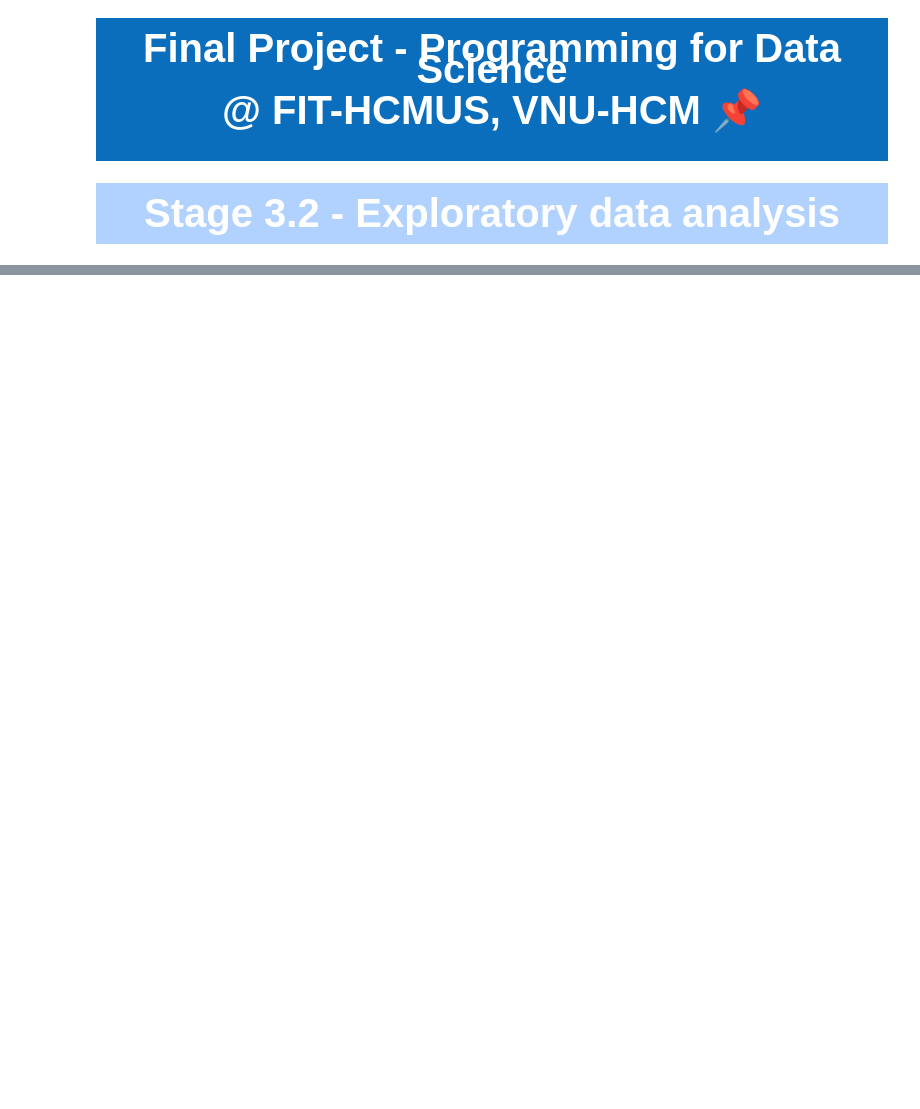
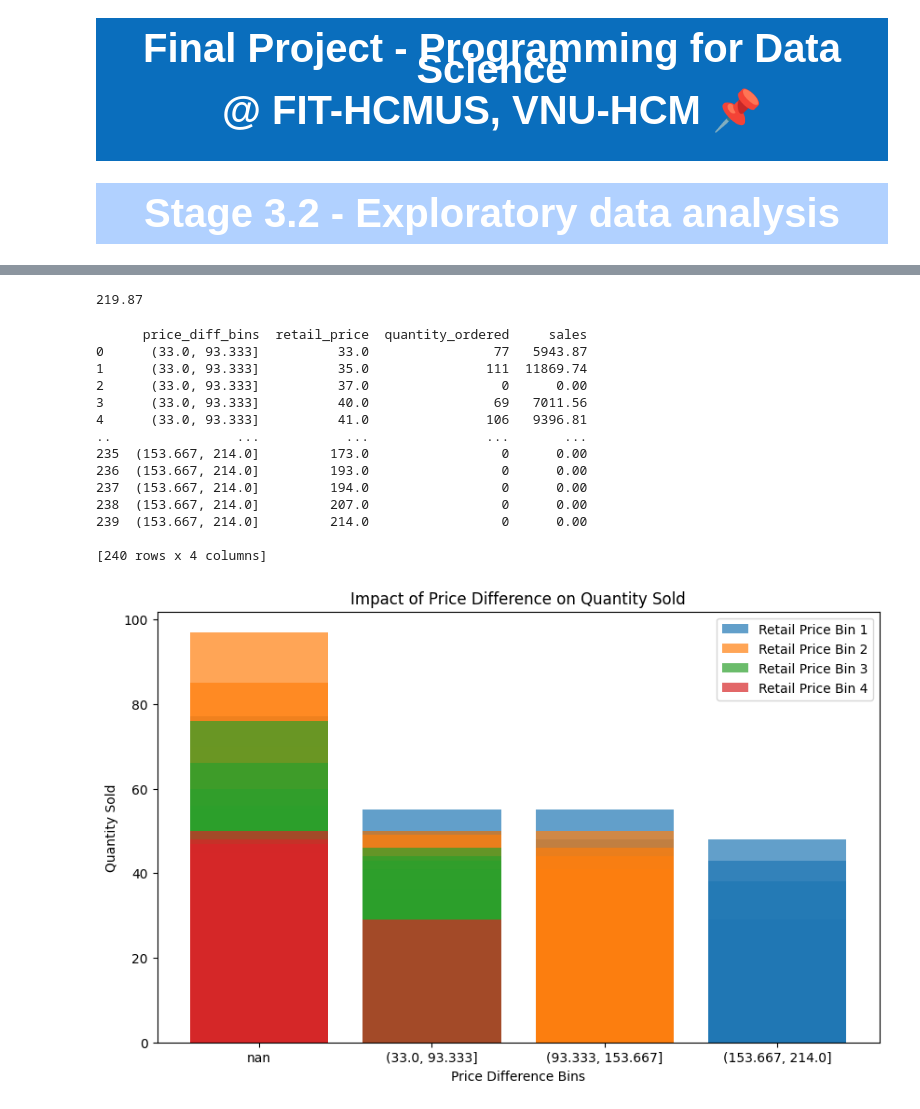
Before and after one commit to fabyanbui/Programming4DS_FinalProject, a Jupyter notebook: notebooks/3.2-eda.ipynb, the cells around one changed output, grey strips where cells are left out. Saved outputs shown, nothing was run; the diff lists cells and outputs as text; code cells hidden in the pictures; blank space fills up the shorter version.

```diff
--- a/notebooks/3.2-eda.ipynb
+++ b/notebooks/3.2-eda.ipynb
@@ -35,0 +140,53 @@ memory usage: 116.0+ KB
+# %%
+processed_df["price_diff"].max()
+# %% [output]
+219.87
+# %%
+import pandas as pd
+import numpy as np
+import matplotlib.pyplot as plt
+
+# Assuming 'price_per_unit', 'retail_price', and 'quantity_ordered' are columns in DataFrame processed_df
+processed_df["price_diff"] = processed_df["price_per_unit"] - processed_df["retail_price"]
+
+# Chia bin cho cột 'retail_price'
+num_bins = 3
+bins = np.linspace(processed_df['retail_price'].min(), processed_df['retail_price'].max(), num_bins + 1)
+bin_indices_retail = np.digitize(processed_df['retail_price'], bins)
+
+# Áp dụng bin_indices vào cột 'price_diff'
+processed_df['price_diff_bins'] = pd.cut(processed_df['price_diff'], bins=bins)
+
+# Tính tổng doanh thu và số lượng sản phẩm bán ra cho mỗi khoảng chênh lệch giá
+price_diff_stats = processed_df.groupby(['price_diff_bins', 'retail_price']).agg({'quantity_ordered': 'sum', 'sales': 'sum'}).reset_index()
+
+# In ra thông tin tổng hợp
+print(price_diff_stats)
+
+# Vẽ biểu đồ để hiển thị ảnh hưởng của chênh lệch giá đến số lượng sản phẩm bán ra
+plt.figure(figsize=(10, 6))
+for bin_index in set(bin_indices_retail):
+    subset = processed_df[bin_indices_retail == bin_index]
+    plt.bar(subset['price_diff_bins'].astype(str), subset['quantity_ordered'], alpha=0.7, label=f'Retail Price Bin {bin_index}')
+
+plt.xlabel('Price Difference Bins')
+plt.ylabel('Quantity Sold')
+plt.title('Impact of Price Difference on Quantity Sold')
+plt.legend()
+plt.show()
+# %% [output]
+      price_diff_bins  retail_price  quantity_ordered     sales
+0      (33.0, 93.333]          33.0                77   5943.87
+1      (33.0, 93.333]          35.0               111  11869.74
+2      (33.0, 93.333]          37.0                 0      0.00
+3      (33.0, 93.333]          40.0                69   7011.56
+4      (33.0, 93.333]          41.0               106   9396.81
+..                ...           ...               ...       ...
+235  (153.667, 214.0]         173.0                 0      0.00
+236  (153.667, 214.0]         193.0                 0      0.00
+237  (153.667, 214.0]         194.0                 0      0.00
+238  (153.667, 214.0]         207.0                 0      0.00
+239  (153.667, 214.0]         214.0                 0      0.00
+
+[240 rows x 4 columns]
+[figure, added]
```
Also changed, not shown: parts of 9 cells of this notebook, 17 other files.
